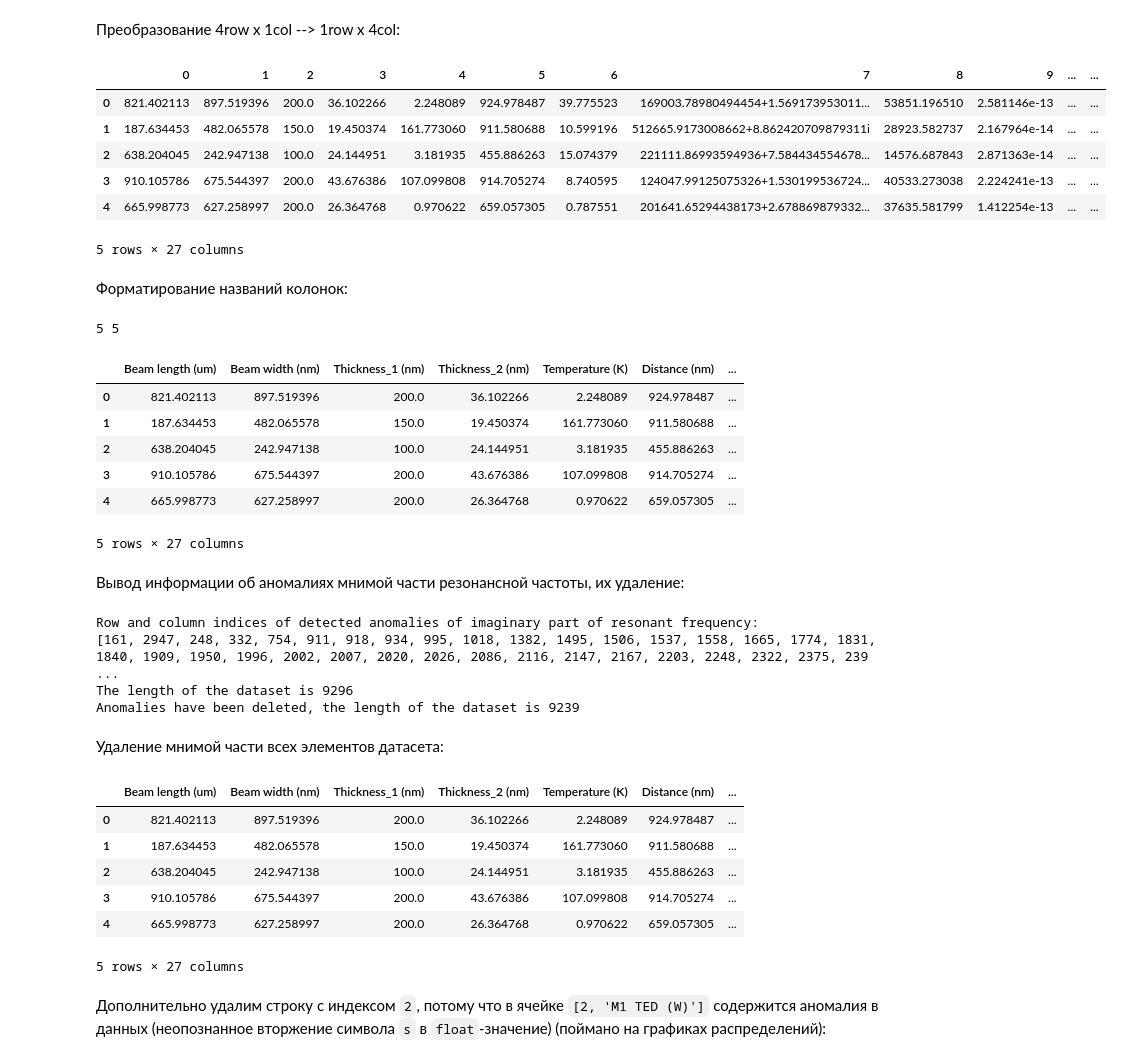
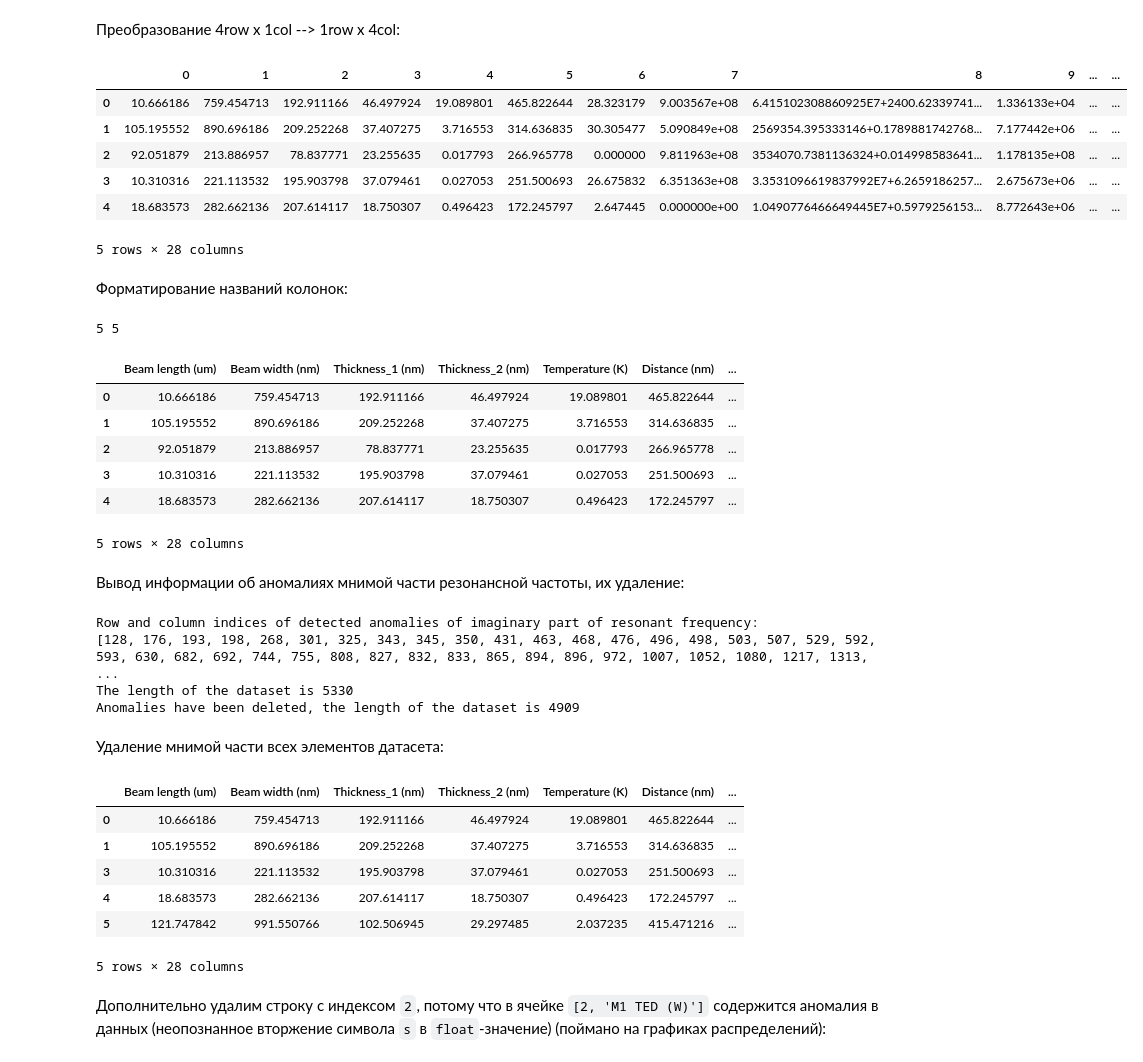
Before and after one commit to PolMix/nems_ai, a Jupyter notebook: Data Formatting/Data_Formatting.ipynb, the cells around one changed output. Cells and saved outputs as stored; diff of their text form; code cells hidden in the pictures.

```diff
--- a/Data Formatting/Data_Formatting.ipynb
+++ b/Data Formatting/Data_Formatting.ipynb
@@ -44,6 +44,6 @@ Saving to: ‘/tmp/data.zip’
 # %%
 %cd /tmp/nems_ai-main/Data
-filename = 'Data_10000nm.txt'
+filename = 'Dataset.txt'
 df = pd.read_fwf(filename)
 # %% [output]
 /tmp/nems_ai-main/Data
@@ -147,34 +167,34 @@ def round_data_int(data, cols_indices_to_round):
 # %% [markdown]
 Преобразование 4row x 1col --> 1row x 4col:
 # %%
-data = pd.DataFrame(process_data(df, len_common=7))
+data = pd.DataFrame(process_data(df, len_common=8))
 data.head()
 # %% [output]
 |  | 0 | 1 | 2 | 3 | 4 | 5 | 6 | 7 | 8 | 9 | ... | ... |
-| 0 | 821.402113 | 897.519396 | 200.0 | 36.102266 | 2.248089 | 924.978487 | 39.775523 | 169003.78980494454+1.569173953011... | 53851.196510 | 2.581146e-13 | ... | ... |
-| 1 | 187.634453 | 482.065578 | 150.0 | 19.450374 | 161.773060 | 911.580688 | 10.599196 | 512665.9173008662+8.862420709879311i | 28923.582737 | 2.167964e-14 | ... | ... |
-| 2 | 638.204045 | 242.947138 | 100.0 | 24.144951 | 3.181935 | 455.886263 | 15.074379 | 221111.86993594936+7.584434554678... | 14576.687843 | 2.871363e-14 | ... | ... |
-| 3 | 910.105786 | 675.544397 | 200.0 | 43.676386 | 107.099808 | 914.705274 | 8.740595 | 124047.99125075326+1.530199536724... | 40533.273038 | 2.224241e-13 | ... | ... |
-| 4 | 665.998773 | 627.258997 | 200.0 | 26.364768 | 0.970622 | 659.057305 | 0.787551 | 201641.65294438173+2.678869879332... | 37635.581799 | 1.412254e-13 | ... | ... |
+| 0 | 10.666186 | 759.454713 | 192.911166 | 46.497924 | 19.089801 | 465.822644 | 28.323179 | 9.003567e+08 | 6.415102308860925E7+2400.62339741... | 1.336133e+04 | ... | ... |
+| 1 | 105.195552 | 890.696186 | 209.252268 | 37.407275 | 3.716553 | 314.636835 | 30.305477 | 5.090849e+08 | 2569354.395333146+0.1789881742768... | 7.177442e+06 | ... | ... |
+| 2 | 92.051879 | 213.886957 | 78.837771 | 23.255635 | 0.017793 | 266.965778 | 0.000000 | 9.811963e+08 | 3534070.7381136324+0.014998583641... | 1.178135e+08 | ... | ... |
+| 3 | 10.310316 | 221.113532 | 195.903798 | 37.079461 | 0.027053 | 251.500693 | 26.675832 | 6.351363e+08 | 3.3531096619837992E7+6.2659186257... | 2.675673e+06 | ... | ... |
+| 4 | 18.683573 | 282.662136 | 207.614117 | 18.750307 | 0.496423 | 172.245797 | 2.647445 | 0.000000e+00 | 1.0490776466649445E7+0.5979256153... | 8.772643e+06 | ... | ... |
-5 rows × 27 columns
+5 rows × 28 columns
 # %% [markdown]
 Форматирование названий колонок:
 # %%
-data = name_data_columns(df, data, len_common=7)
+data = name_data_columns(df, data, len_common=8)
 data.head()
 # %% [output]
 5 5
 |  | Beam length (um) | Beam width (nm) | Thickness_1 (nm) | Thickness_2 (nm) | Temperature (K) | Distance (nm) | ... |
-| 0 | 821.402113 | 897.519396 | 200.0 | 36.102266 | 2.248089 | 924.978487 | ... |
-| 1 | 187.634453 | 482.065578 | 150.0 | 19.450374 | 161.773060 | 911.580688 | ... |
-| 2 | 638.204045 | 242.947138 | 100.0 | 24.144951 | 3.181935 | 455.886263 | ... |
-| 3 | 910.105786 | 675.544397 | 200.0 | 43.676386 | 107.099808 | 914.705274 | ... |
-| 4 | 665.998773 | 627.258997 | 200.0 | 26.364768 | 0.970622 | 659.057305 | ... |
+| 0 | 10.666186 | 759.454713 | 192.911166 | 46.497924 | 19.089801 | 465.822644 | ... |
+| 1 | 105.195552 | 890.696186 | 209.252268 | 37.407275 | 3.716553 | 314.636835 | ... |
+| 2 | 92.051879 | 213.886957 | 78.837771 | 23.255635 | 0.017793 | 266.965778 | ... |
+| 3 | 10.310316 | 221.113532 | 195.903798 | 37.079461 | 0.027053 | 251.500693 | ... |
+| 4 | 18.683573 | 282.662136 | 207.614117 | 18.750307 | 0.496423 | 172.245797 | ... |
-5 rows × 27 columns
+5 rows × 28 columns
 # %% [markdown]
 Вывод информации об аномалиях мнимой части резонансной частоты, их удаление:
 # %%
-frequency_indices = [7, 12, 17, 22] # индексы колонок, в которых содержатся значения резонансных частот
+frequency_indices = [8, 13, 18, 23] # индексы колонок, в которых содержатся значения резонансных частот
 
 # Детектирование аномалий:
 lst_i, lst_j = return_neg_frequencies_index(data, frequency_indices)
@@ -188,22 +208,22 @@ lst_i, lst_j = return_neg_frequencies_index(data, frequency_indices)
 print(f"Anomalies have been deleted, the length of the dataset is {data.shape[0]}")
 # %% [output]
 Row and column indices of detected anomalies of imaginary part of resonant frequency:
-[161, 2947, 248, 332, 754, 911, 918, 934, 995, 1018, 1382, 1495, 1506, 1537, 1558, 1665, 1774, 1831, 1840, 1909, 1950, 1996, 2002, 2007, 2020, 2026, 2086, 2116, 2147, 2167, 2203, 2248, 2322, 2375, 239 ...
-The length of the dataset is 9296
-Anomalies have been deleted, the length of the dataset is 9239
+[128, 176, 193, 198, 268, 301, 325, 343, 345, 350, 431, 463, 468, 476, 496, 498, 503, 507, 529, 592, 593, 630, 682, 692, 744, 755, 808, 827, 832, 833, 865, 894, 896, 972, 1007, 1052, 1080, 1217, 1313, ...
+The length of the dataset is 5330
+Anomalies have been deleted, the length of the dataset is 4909
 # %% [markdown]
 Удаление мнимой части всех элементов датасета:
 # %%
-data = del_im_frequency(data, [7, 12, 17, 22])
+data = del_im_frequency(data, [8, 13, 18, 23])
 data.head()
 # %% [output]
 |  | Beam length (um) | Beam width (nm) | Thickness_1 (nm) | Thickness_2 (nm) | Temperature (K) | Distance (nm) | ... |
-| 0 | 821.402113 | 897.519396 | 200.0 | 36.102266 | 2.248089 | 924.978487 | ... |
-| 1 | 187.634453 | 482.065578 | 150.0 | 19.450374 | 161.773060 | 911.580688 | ... |
-| 2 | 638.204045 | 242.947138 | 100.0 | 24.144951 | 3.181935 | 455.886263 | ... |
-| 3 | 910.105786 | 675.544397 | 200.0 | 43.676386 | 107.099808 | 914.705274 | ... |
-| 4 | 665.998773 | 627.258997 | 200.0 | 26.364768 | 0.970622 | 659.057305 | ... |
+| 0 | 10.666186 | 759.454713 | 192.911166 | 46.497924 | 19.089801 | 465.822644 | ... |
+| 1 | 105.195552 | 890.696186 | 209.252268 | 37.407275 | 3.716553 | 314.636835 | ... |
+| 3 | 10.310316 | 221.113532 | 195.903798 | 37.079461 | 0.027053 | 251.500693 | ... |
+| 4 | 18.683573 | 282.662136 | 207.614117 | 18.750307 | 0.496423 | 172.245797 | ... |
+| 5 | 121.747842 | 991.550766 | 102.506945 | 29.297485 | 2.037235 | 415.471216 | ... |
-5 rows × 27 columns
+5 rows × 28 columns
 # %% [markdown]
 Дополнительно удалим строку с индексом `2`, потому что в ячейке `[2, 'M1 TED (W)']` содержится аномалия в данных (неопознанное вторжение символа `s` в `float`-значение) (поймано на графиках распределений):
 # %%
```
Also changed, not shown: parts of 18 cells of this notebook.
